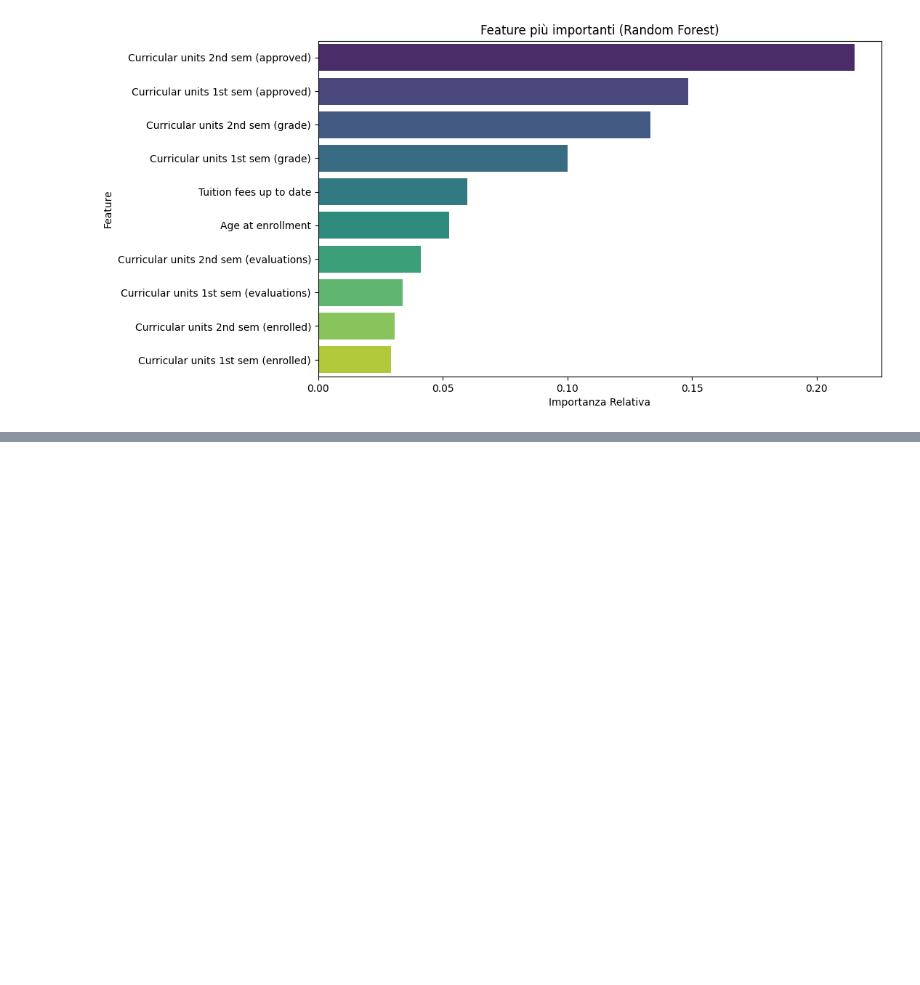
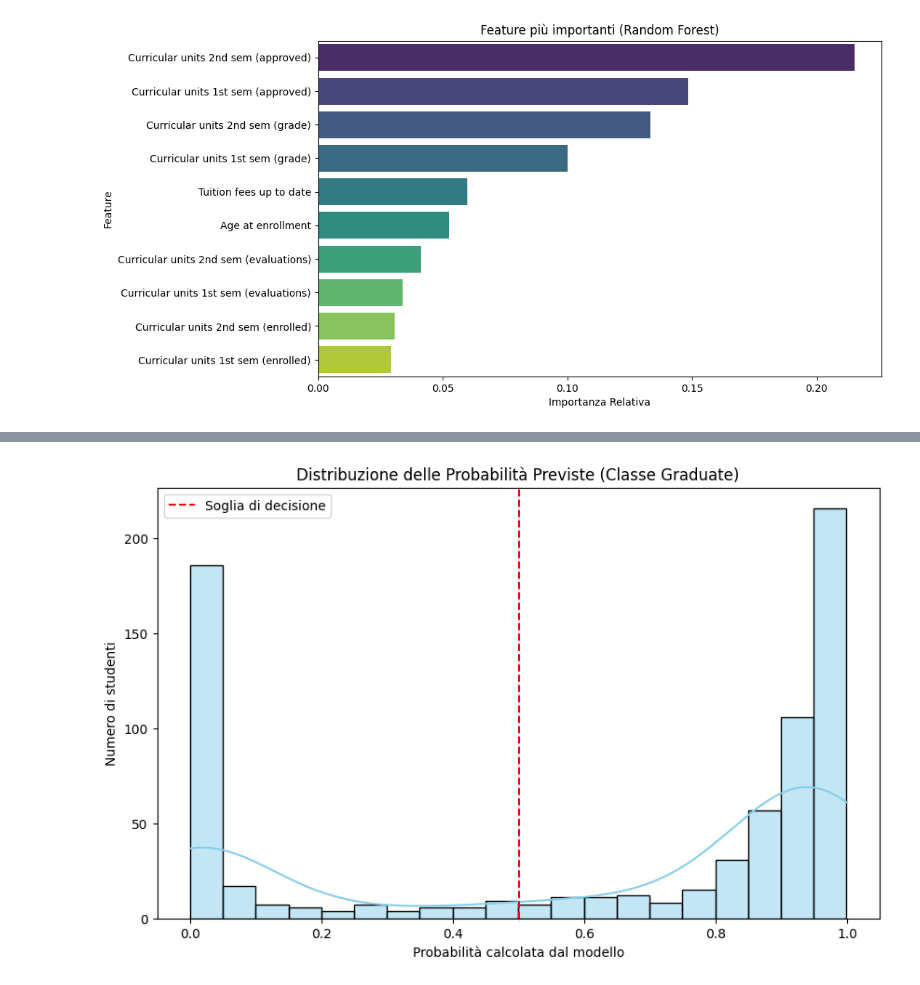
Before and after one commit to Bale03/Predict-Students-Dropout-and-Academic-Success, a Jupyter notebook: data_modeling.ipynb, the cells around one changed output, grey strips where cells are left out. Drawn from its saved outputs; the diff is of its cells as text; code cells hidden in the pictures; blank space fills up the shorter version.

Commit message:
Rename model_training.ipynb to data_modeling.ipynb and add model confidence analysis

```diff
--- a/model_training.ipynb
+++ b/data_modeling.ipynb
@@ -176,0 +189,15 @@ plt.show()
+# %%
+# Calcoliamo le probabilità invece delle classi nette
+y_probs = model_lr.predict_proba(X_test)[:, 1]
+
+plt.figure(figsize=(10, 6))
+sns.histplot(y_probs, bins=20, kde=True, color='skyblue')
+plt.axvline(x=0.5, color='red', linestyle='--', label='Soglia di decisione')
+
+plt.title('Distribuzione delle Probabilità Previste (Classe Graduate)')
+plt.xlabel('Probabilità calcolata dal modello')
+plt.ylabel('Numero di studenti')
+plt.legend()
+plt.show()
+# %% [output]
+[figure, added]
```
Also changed, not shown: parts of 1 cell of this notebook.
